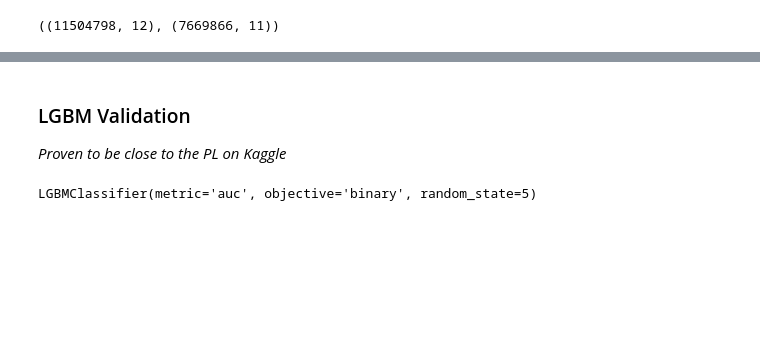
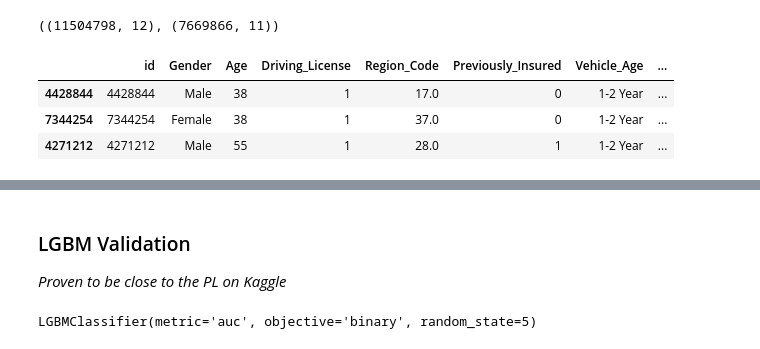
Before and after one commit to hardboyvino/kaggle_competition, a Jupyter notebook: playground_4.7/lgbm.ipynb, the cells around one changed output, grey strips where cells are left out. Saved outputs shown, nothing was run; the diff lists cells and outputs as text; code cells hidden in the pictures; blank space fills up the shorter version.

```diff
--- a/playground_4.7/lgbm.ipynb
+++ b/playground_4.7/lgbm.ipynb
@@ -36,6 +36,13 @@ test = pd.read_csv(r'data\test.csv')
 train.shape, test.shape
 # %% [output]
 ((11504798, 12), (7669866, 11))
+# %%
+train.sample(3)
+# %% [output]
+|  | id | Gender | Age | Driving_License | Region_Code | Previously_Insured | Vehicle_Age | ... |
+| 4428844 | 4428844 | Male | 38 | 1 | 17.0 | 0 | 1-2 Year | ... |
+| 7344254 | 7344254 | Female | 38 | 1 | 37.0 | 0 | 1-2 Year | ... |
+| 4271212 | 4271212 | Male | 55 | 1 | 28.0 | 1 | 1-2 Year | ... |
 # %%
 # Define the different feature types and target
 cat_cols = ['Vehicle_Age']
```
Also changed, not shown: parts of 35 cells of this notebook.
